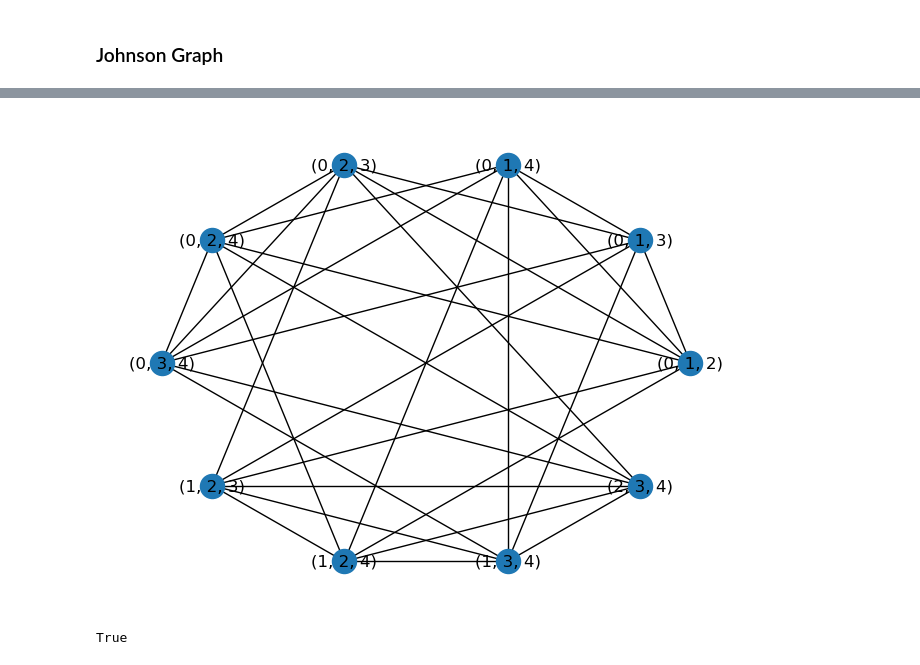
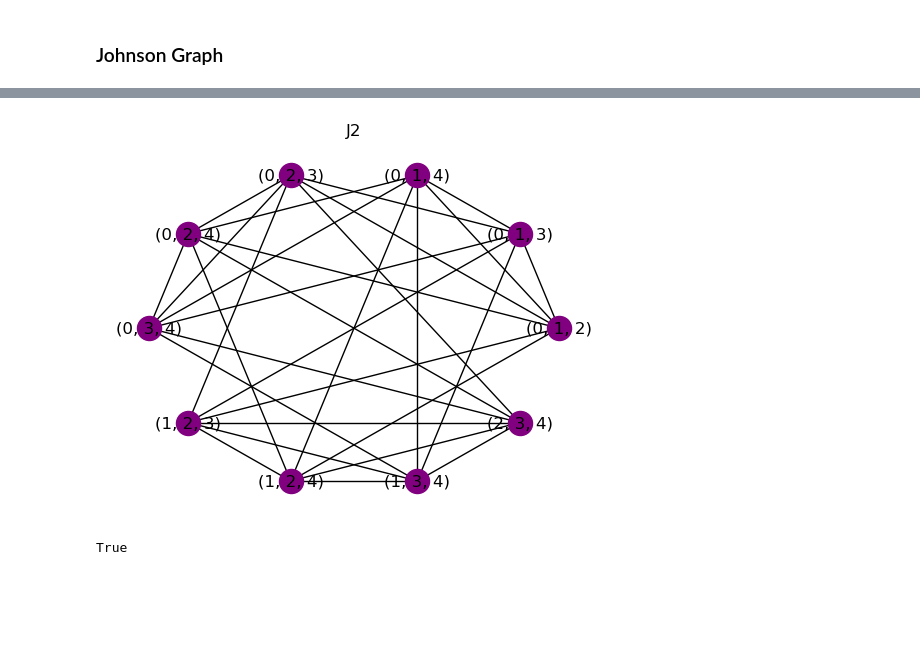
Before and after one commit to RoseDownes/Graph_Theory_Project, a Jupyter notebook: graph_isomorphism.ipynb, the cells around one changed output, grey strips where cells are left out. Cells and saved outputs as stored; diff of their text form; code cells hidden in the pictures; blank space fills up the shorter version.

```diff
--- a/graph_isomorphism.ipynb
+++ b/graph_isomorphism.ipynb
@@ -228,10 +236,11 @@ J(n,k) is isomorphic to J(n,n-k).
 # %%
 n = 5
 k = 2
 J2 = johnson_graph(n, n-k)
-nx.draw_circular(J2, with_labels=True)
+plt.title("J2")
+nx.draw_circular(J2, with_labels=True, node_color="purple")
 # %% [output]
-[figure, old version]
+[figure, new version]
 # %%
 nx.is_isomorphic(J, J2)
 # %% [output]
```
Also changed, not shown: parts of 15 cells of this notebook.
